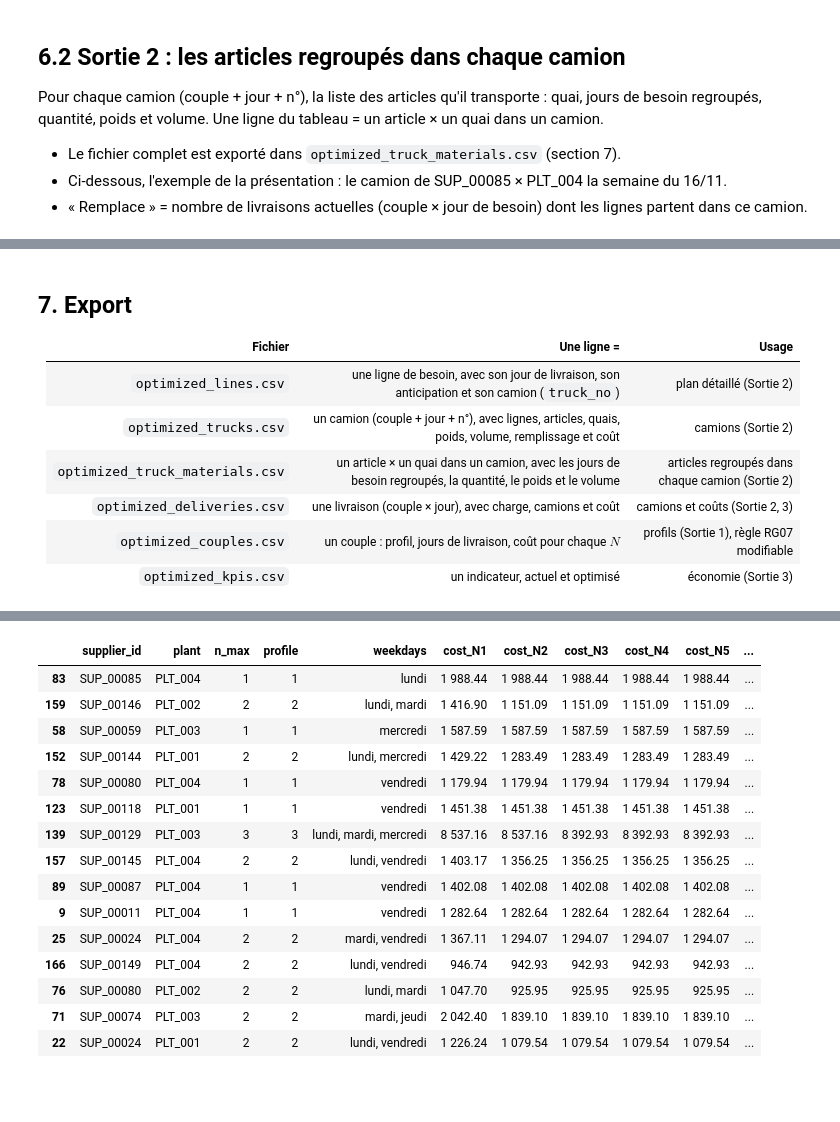
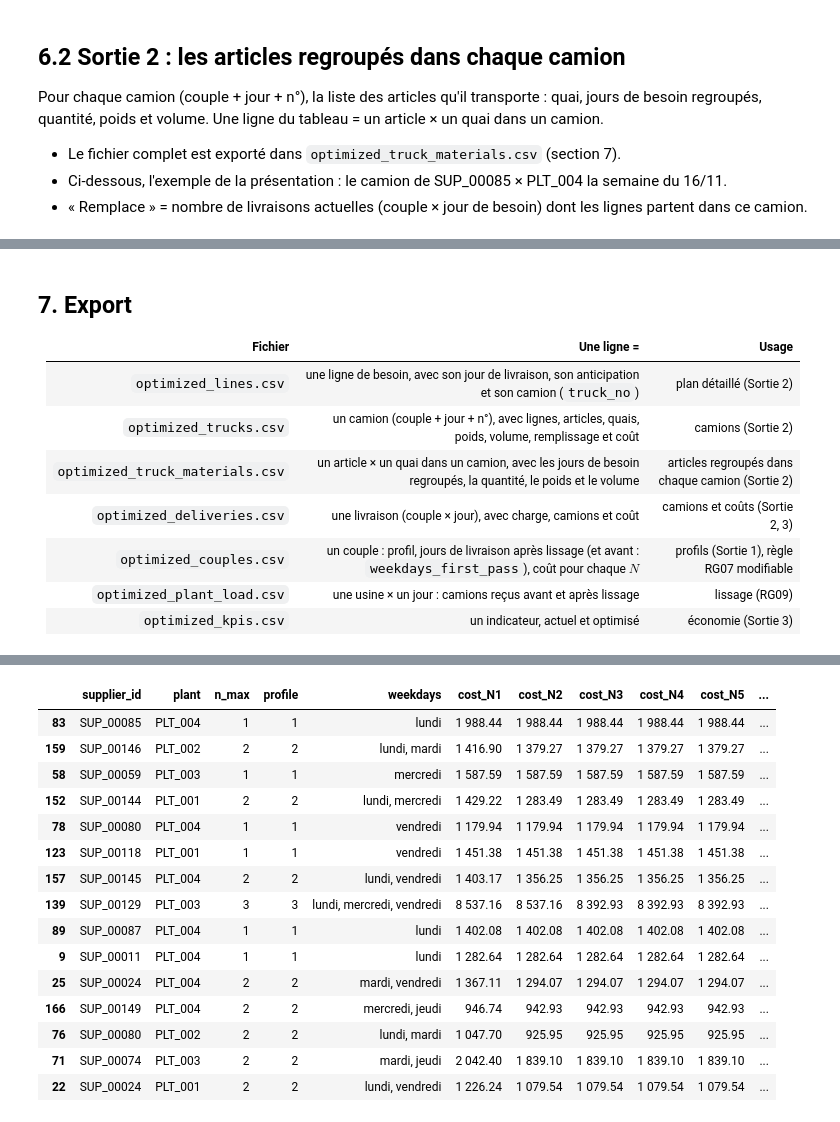
Before and after one commit to exauceh/delivery_schedule_optimization, a Jupyter notebook: milestone3/milestone3.ipynb, the cells around one changed output, grey strips where cells are left out. Drawn from its saved outputs; the diff is of its cells as text; code cells hidden in the pictures; blank space fills up the shorter version.

Commit message:
add lissage

```diff
--- a/milestone3/milestone3.ipynb
+++ b/milestone3/milestone3.ipynb
@@ -87,9 +109,12 @@ import pulp
 
 from delivery_schedule_optimization.engine import (
     CoupleInstance,
+    CoupleOption,
     CoupleSolution,
     SolverSettings,
+    build_options,
     load_delivery,
+    smooth_plant,
     solve_all,
     solve_couple,
 )
@@ -119,6 +144,7 @@ class OptimConfig:
     frequencies: tuple[int, ...] = (1, 2, 3, 4, 5)  # RG05: allowed profiles (delivery weekdays per week)
     holiday_country: str = "DE"  # RG10: no delivery on a German public holiday
     profile_tolerance: float = 0.0  # profile = smallest N whose cost <= (1 + tolerance) x best cost
+    smoothing_tolerance: float = 0.01  # RG09: smoothing may raise the cost of a plant by at most 1 %
     delivery_penalty_eur: float = 0.01  # epsilon: tie-break towards fewer delivery days
     time_limit_s: float = 5.0  # per MILP solve (30 s changes the total cost by less than 0.1 %)
     mip_gap: float = 0.01  # relative optimality gap accepted by the solver
@@ -132,6 +158,8 @@ class OptimConfig:
             raise ValueError("frequencies must be sorted, positive integers")
         if self.profile_tolerance < 0:
             raise ValueError("profile_tolerance must be >= 0")
+        if self.smoothing_tolerance < 0:
+            raise ValueError("smoothing_tolerance must be >= 0")
 
 
 cfg = OptimConfig()
@@ -579,7 +766,8 @@ pd.concat([shown, total], ignore_index=True)
 | `optimized_trucks.csv` | un camion (couple + jour + n°), avec lignes, articles, quais, poids, volume, remplissage et coût | camions (Sortie 2) |
 | `optimized_truck_materials.csv` | un article × un quai dans un camion, avec les jours de besoin regroupés, la quantité, le poids et le volume | articles regroupés dans chaque camion (Sortie 2) |
 | `optimized_deliveries.csv` | une livraison (couple × jour), avec charge, camions et coût | camions et coûts (Sortie 2, 3) |
-| `optimized_couples.csv` | un couple : profil, jours de livraison, coût pour chaque $N$ | profils (Sortie 1), règle RG07 modifiable |
+| `optimized_couples.csv` | un couple : profil, jours de livraison après lissage (et avant : `weekdays_first_pass`), coût pour chaque $N$ | profils (Sortie 1), règle RG07 modifiable |
+| `optimized_plant_load.csv` | une usine × un jour : camions reçus avant et après lissage | lissage (RG09) |
 | `optimized_kpis.csv` | un indicateur, actuel et optimisé | économie (Sortie 3) |
 # %%
 cfg.output_dir.mkdir(parents=True, exist_ok=True)
@@ -596,6 +784,7 @@ trucks.to_csv(cfg.output_dir / "optimized_trucks.csv", index=False, date_format=
 truck_content.to_csv(cfg.output_dir / "optimized_truck_materials.csv", index=False, date_format="%Y-%m-%d")
 couples_out.to_csv(cfg.output_dir / "optimized_couples.csv", index=False)
 comparison.to_csv(cfg.output_dir / "optimized_kpis.csv", index_label="indicator")
+plant_load.to_csv(cfg.output_dir / "optimized_plant_load.csv", date_format="%Y-%m-%d")
 logger.info("Files written to %s", cfg.output_dir.resolve().name)
 
 couples_out.sort_values("saving", ascending=False).head(15)
@@ -604,16 +793,16 @@ couples_out.sort_values("saving", ascending=False).head(15)
 |  | supplier_id | plant | n_max | profile | weekdays | cost_N1 | cost_N2 | cost_N3 | cost_N4 | cost_N5 | ... |
 | 83 | SUP_00085 | PLT_004 | 1 | 1 | lundi | 1 988.44 | 1 988.44 | 1 988.44 | 1 988.44 | 1 988.44 | ... |
-| 159 | SUP_00146 | PLT_002 | 2 | 2 | lundi, mardi | 1 416.90 | 1 151.09 | 1 151.09 | 1 151.09 | 1 151.09 | ... |
+| 159 | SUP_00146 | PLT_002 | 2 | 2 | lundi, mardi | 1 416.90 | 1 379.27 | 1 379.27 | 1 379.27 | 1 379.27 | ... |
 | 58 | SUP_00059 | PLT_003 | 1 | 1 | mercredi | 1 587.59 | 1 587.59 | 1 587.59 | 1 587.59 | 1 587.59 | ... |
 | 152 | SUP_00144 | PLT_001 | 2 | 2 | lundi, mercredi | 1 429.22 | 1 283.49 | 1 283.49 | 1 283.49 | 1 283.49 | ... |
 | 78 | SUP_00080 | PLT_004 | 1 | 1 | vendredi | 1 179.94 | 1 179.94 | 1 179.94 | 1 179.94 | 1 179.94 | ... |
 | 123 | SUP_00118 | PLT_001 | 1 | 1 | vendredi | 1 451.38 | 1 451.38 | 1 451.38 | 1 451.38 | 1 451.38 | ... |
-| 139 | SUP_00129 | PLT_003 | 3 | 3 | lundi, mardi, mercredi | 8 537.16 | 8 537.16 | 8 392.93 | 8 392.93 | 8 392.93 | ... |
 | 157 | SUP_00145 | PLT_004 | 2 | 2 | lundi, vendredi | 1 403.17 | 1 356.25 | 1 356.25 | 1 356.25 | 1 356.25 | ... |
-| 89 | SUP_00087 | PLT_004 | 1 | 1 | vendredi | 1 402.08 | 1 402.08 | 1 402.08 | 1 402.08 | 1 402.08 | ... |
-| 9 | SUP_00011 | PLT_004 | 1 | 1 | vendredi | 1 282.64 | 1 282.64 | 1 282.64 | 1 282.64 | 1 282.64 | ... |
+| 139 | SUP_00129 | PLT_003 | 3 | 3 | lundi, mercredi, vendredi | 8 537.16 | 8 537.16 | 8 392.93 | 8 392.93 | 8 392.93 | ... |
+| 89 | SUP_00087 | PLT_004 | 1 | 1 | lundi | 1 402.08 | 1 402.08 | 1 402.08 | 1 402.08 | 1 402.08 | ... |
+| 9 | SUP_00011 | PLT_004 | 1 | 1 | lundi | 1 282.64 | 1 282.64 | 1 282.64 | 1 282.64 | 1 282.64 | ... |
 | 25 | SUP_00024 | PLT_004 | 2 | 2 | mardi, vendredi | 1 367.11 | 1 294.07 | 1 294.07 | 1 294.07 | 1 294.07 | ... |
-| 166 | SUP_00149 | PLT_004 | 2 | 2 | lundi, vendredi | 946.74 | 942.93 | 942.93 | 942.93 | 942.93 | ... |
+| 166 | SUP_00149 | PLT_004 | 2 | 2 | mercredi, jeudi | 946.74 | 942.93 | 942.93 | 942.93 | 942.93 | ... |
 | 76 | SUP_00080 | PLT_002 | 2 | 2 | lundi, mardi | 1 047.70 | 925.95 | 925.95 | 925.95 | 925.95 | ... |
 | 71 | SUP_00074 | PLT_003 | 2 | 2 | mardi, jeudi | 2 042.40 | 1 839.10 | 1 839.10 | 1 839.10 | 1 839.10 | ... |
 | 22 | SUP_00024 | PLT_001 | 2 | 2 | lundi, vendredi | 1 226.24 | 1 079.54 | 1 079.54 | 1 079.54 | 1 079.54 | ... |
```
Also changed, not shown: parts of 16 cells of this notebook, 9 other files.
